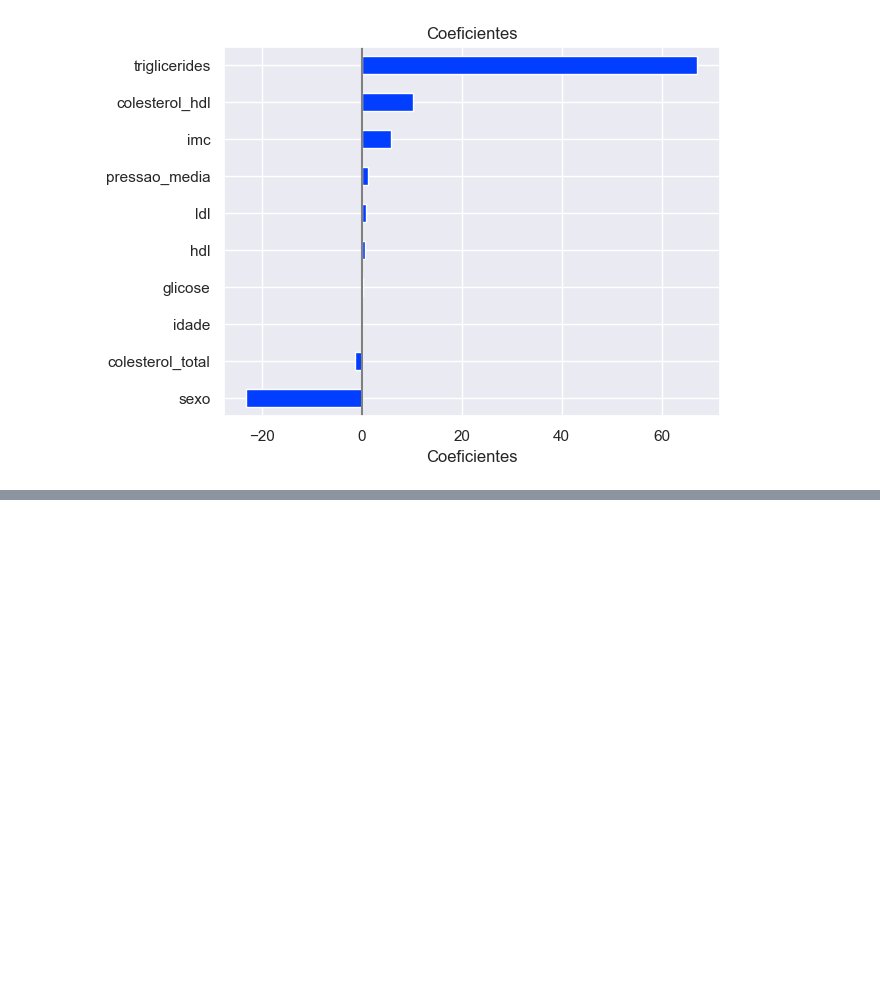
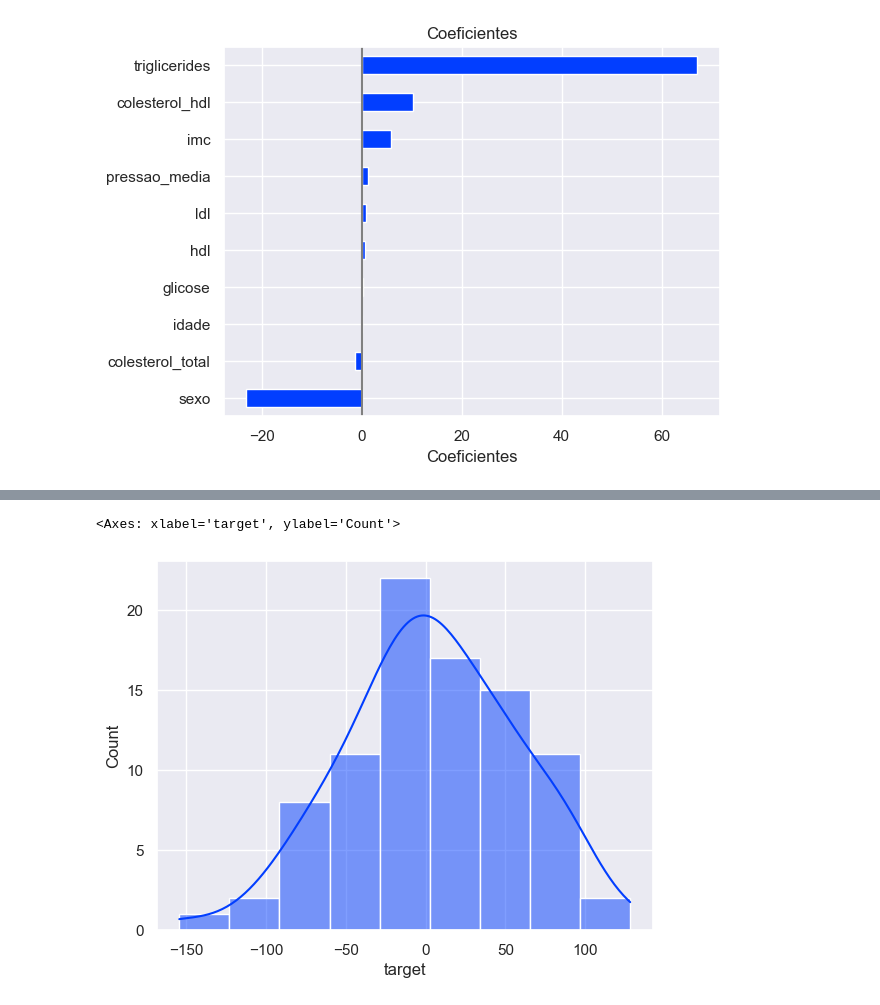
Before and after one commit to stephanyresque/Projeto_diabetes, a Jupyter notebook: notebooks/regressao_linear.ipynb, the cells around one changed output, grey strips where cells are left out. Cells and saved outputs as stored; diff of their text form; code cells hidden in the pictures; blank space fills up the shorter version.

```diff
--- a/notebooks/regressao_linear.ipynb
+++ b/notebooks/regressao_linear.ipynb
@@ -131,0 +195,7 @@ plot_coeficientes(coefs)
+# %%
+residuos = y_test - y_pred
+
+sns.histplot(residuos, kde=True)
+# %% [output]
+<Axes: xlabel='target', ylabel='Count'>
+[figure, added]
```
Also changed, not shown: parts of 9 cells of this notebook.
